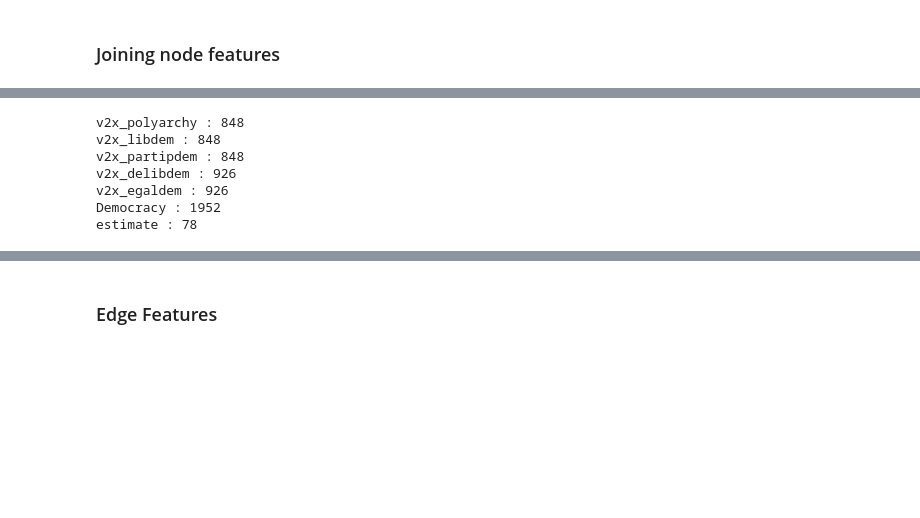
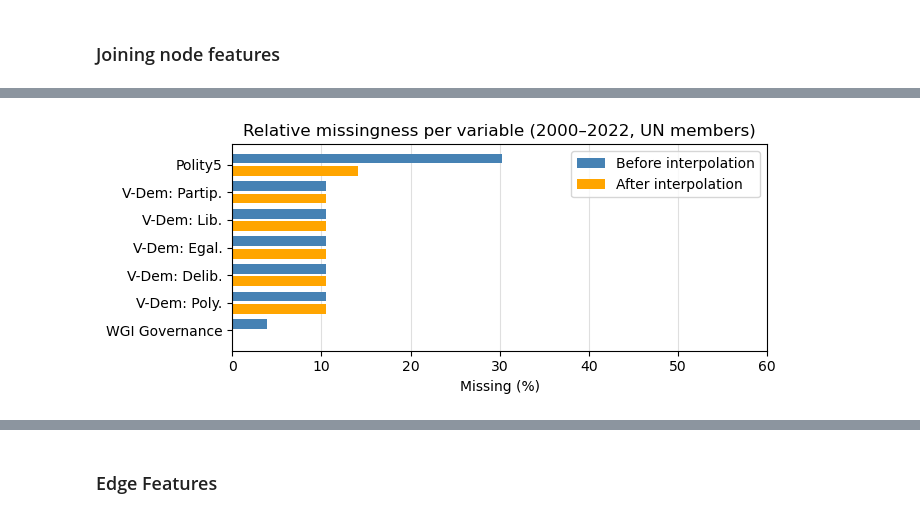
Before and after one commit to samrauh/dlss-project, a Jupyter notebook: data_collection/political/political_graph.ipynb, the cells around one changed output, grey strips where cells are left out. Drawn from its saved outputs; the diff is of its cells as text; code cells hidden in the pictures; blank space fills up the shorter version.

```diff
--- a/data_collection/political/political_graph.ipynb
+++ b/data_collection/political/political_graph.ipynb
@@ -388,16 +353,78 @@ for col in columns_to_interpolate:
         lambda g: g.interpolate(method='linear', limit_direction='both')
     )
 # %%
-for col in columns_to_interpolate:
-    print(col,":",feature_nodes[col].isna().sum())
+import numpy as np
+import matplotlib.pyplot as plt
+
+# --- helper: UN + year filter ---
+def filter_scope(df):
+    scope = df[df["year"].between(2000, 2022)].copy()
+    un_iso3, un_numeric = get_un_countries()
+    if scope["country"].dtype == "object":
+        scope = scope[scope["country"].isin(un_iso3)]
+    else:
+        scope = scope[scope["country"].isin(un_numeric)]
+    return scope
+
+# filter before/after interpolation
+scope_before = filter_scope(scope_nodes)       # before interpolation
+scope_after  = filter_scope(feature_nodes)     # after interpolation
+
+# relative missingness
+exclude = {"country", "year"}
+cols = [c for c in scope_after.columns if c not in exclude and c in scope_before.columns]
+miss_before = scope_before[cols].isna().mean()
+miss_after  = scope_after[cols].isna().mean()
+
+mask_any = (miss_before > 0) | (miss_after > 0)
+miss_before, miss_after = miss_before[mask_any], miss_after[mask_any]
+
+order = miss_before.sort_values(ascending=True).index
+miss_before, miss_after = miss_before.loc[order], miss_after.loc[order]
+
+rename_map = {
+    "Democracy": "Polity5",
+    "estimate": "WGI Governance",
+    "v2x_partipdem": "V-Dem: Partip.",
+    "v2x_libdem":   "V-Dem: Lib.",
+    "v2x_egaldem":  "V-Dem: Egal.",
+    "v2x_delibdem": "V-Dem: Delib.",
+    "v2x_polyarchy":"V-Dem: Poly.",
+}
+pct_before = (miss_before * 100).round(1).rename(index=rename_map)
+pct_after  = (miss_after  * 100).round(1).rename(index=rename_map)
+pct_after = pct_after.reindex(pct_before.index).fillna(0)
+
+# plot
+import numpy as np
+import matplotlib.pyplot as plt
+
+# positions: one tick per variable
+y = np.arange(len(pct_before))
+h = 0.35   # bar thickness
+gap = 0.10 # small gap between before/after
+
+plt.figure(figsize=(7,3))
+ax = plt.gca()
+
+# before = top bar
+ax.barh(y + h/2 + gap/2, pct_before.values, height=h, label="Before interpolation", color="steelblue", alpha=1)
+# after = bottom bar
+ax.barh(y - h/2 - gap/2, pct_after.values,  height=h, label="After interpolation", color="orange", alpha=1)
+
+ax.set_xlabel("Missing (%)")
+ax.set_yticks(y)
+ax.set_yticklabels(pct_before.index)   # one label per pair
+ax.set_xlim(0, 60)
+ax.set_title("Relative missingness per variable (2000–2022, UN members)")
+ax.set_axisbelow(True)
+ax.grid(axis="x", linestyle="-", alpha=0.4)
+
+ax.legend(loc="upper right", frameon=True)
+plt.tight_layout()
+plt.show()
 # %% [output]
-v2x_polyarchy : 848
-v2x_libdem : 848
-v2x_partipdem : 848
-v2x_delibdem : 926
-v2x_egaldem : 926
-Democracy : 1952
-estimate : 78
+[figure, added]
 # %%
 feature_nodes = feature_nodes[(feature_nodes["year"] >= 2000) & (feature_nodes["year"] <= 2022)]
 feature_nodes.dropna(inplace=True)
```
Also changed, not shown: parts of 24 cells of this notebook, 18 other files.
